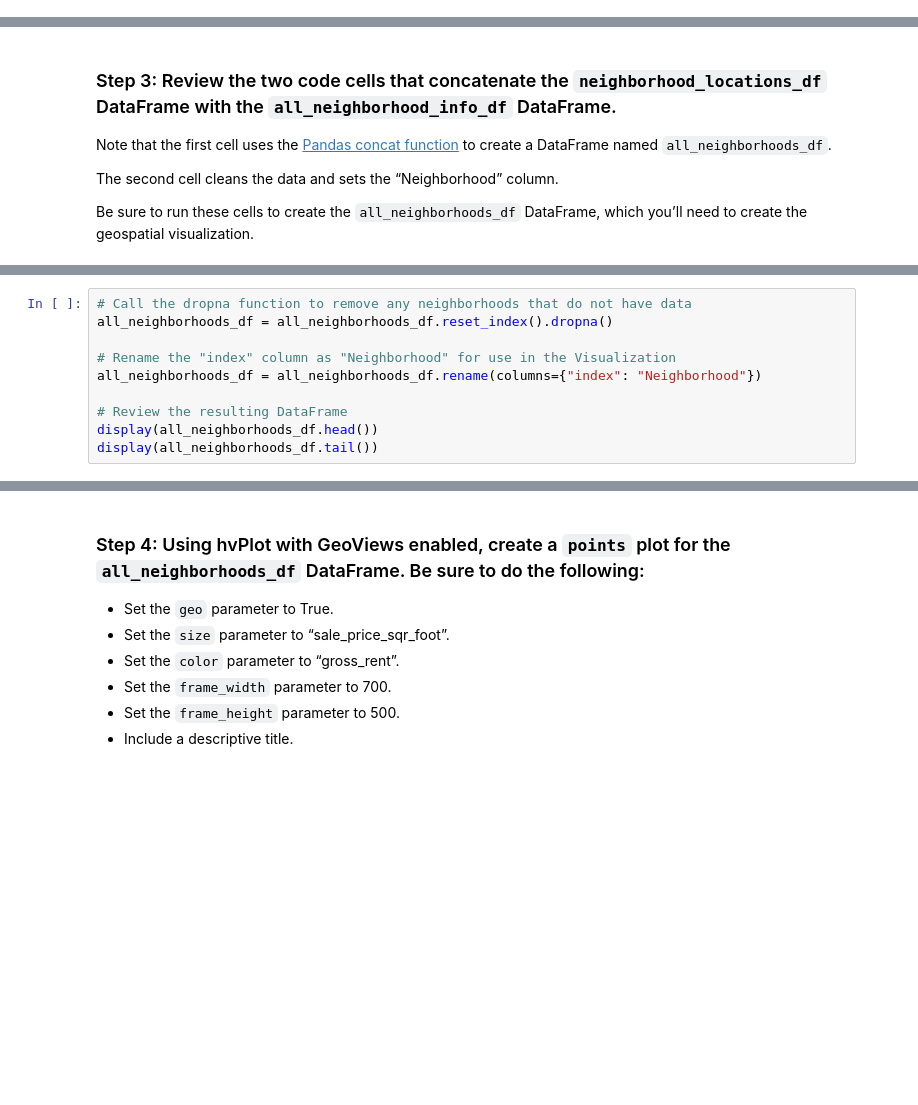
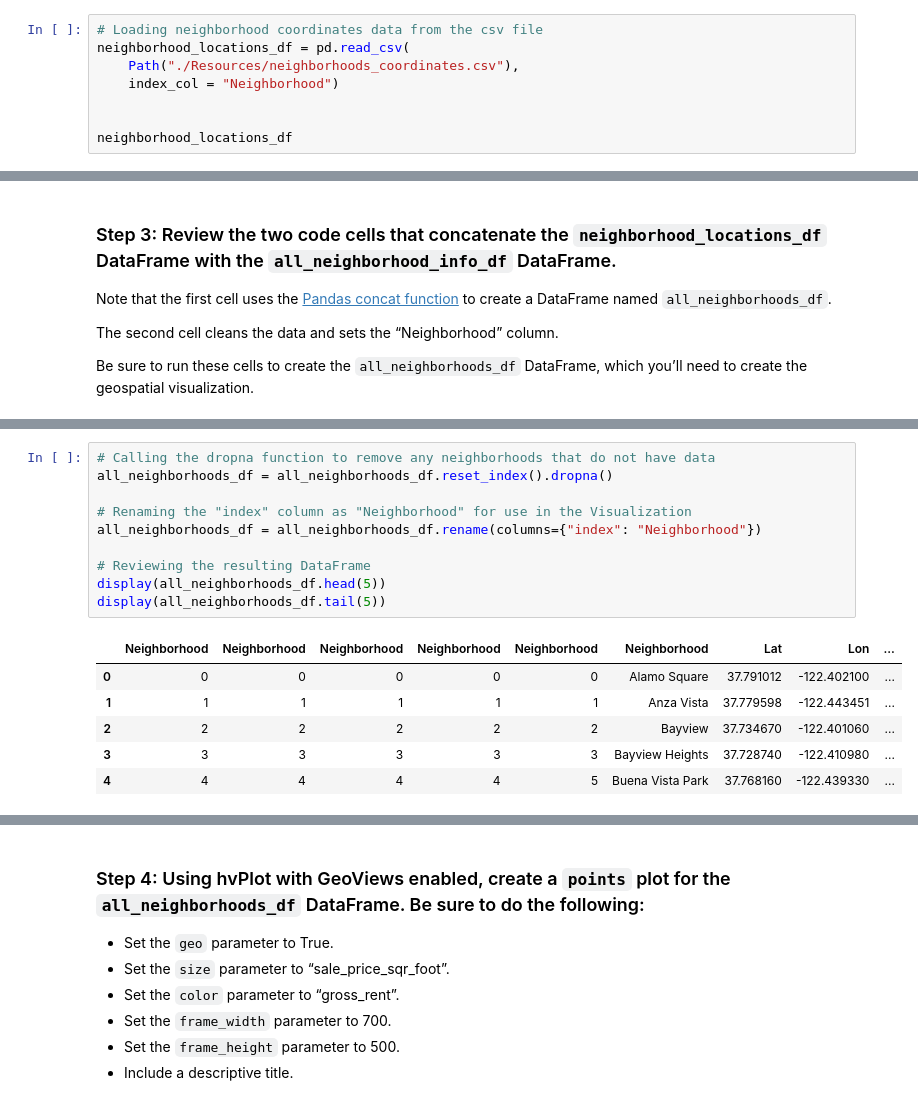
Before and after one commit to thayercasey/Module_6_Challenge, a Jupyter notebook: Module 6 Challenge/Starter_Code/san_francisco_housing.ipynb, the cells around one changed output, grey strips where cells are left out. Cells and saved outputs as stored; diff of their text form; blank space fills up the shorter version.

```diff
--- a/Module 6 Challenge/Starter_Code/san_francisco_housing.ipynb
+++ b/Module 6 Challenge/Starter_Code/san_francisco_housing.ipynb
@@ -393,0 +413,8 @@ neighborhood_locations_df = # YOUR CODE HERE
+# %%
+# Loading neighborhood coordinates data from the csv file
+neighborhood_locations_df = pd.read_csv(
+    Path("./Resources/neighborhoods_coordinates.csv"),
+    index_col = "Neighborhood")
+
+
+neighborhood_locations_df
@@ -425,10 +489,17 @@ display(all_neighborhoods_df.tail())
 # %%
-# Call the dropna function to remove any neighborhoods that do not have data
+# Calling the dropna function to remove any neighborhoods that do not have data
 all_neighborhoods_df = all_neighborhoods_df.reset_index().dropna()
 
-# Rename the "index" column as "Neighborhood" for use in the Visualization
+# Renaming the "index" column as "Neighborhood" for use in the Visualization
 all_neighborhoods_df = all_neighborhoods_df.rename(columns={"index": "Neighborhood"})
 
-# Review the resulting DataFrame
-display(all_neighborhoods_df.head())
-display(all_neighborhoods_df.tail())
+# Reviewing the resulting DataFrame
+display(all_neighborhoods_df.head(5))
+display(all_neighborhoods_df.tail(5))
+# %% [output]
+|  | Neighborhood | Neighborhood | Neighborhood | Neighborhood | Neighborhood | Neighborhood | Lat | Lon | ... |
+| 0 | 0 | 0 | 0 | 0 | 0 | Alamo Square | 37.791012 | -122.402100 | ... |
+| 1 | 1 | 1 | 1 | 1 | 1 | Anza Vista | 37.779598 | -122.443451 | ... |
+| 2 | 2 | 2 | 2 | 2 | 2 | Bayview | 37.734670 | -122.401060 | ... |
+| 3 | 3 | 3 | 3 | 3 | 3 | Bayview Heights | 37.728740 | -122.410980 | ... |
+| 4 | 4 | 4 | 4 | 4 | 5 | Buena Vista Park | 37.768160 | -122.439330 | ... |
```
Also changed, not shown: parts of 28 cells of this notebook.
